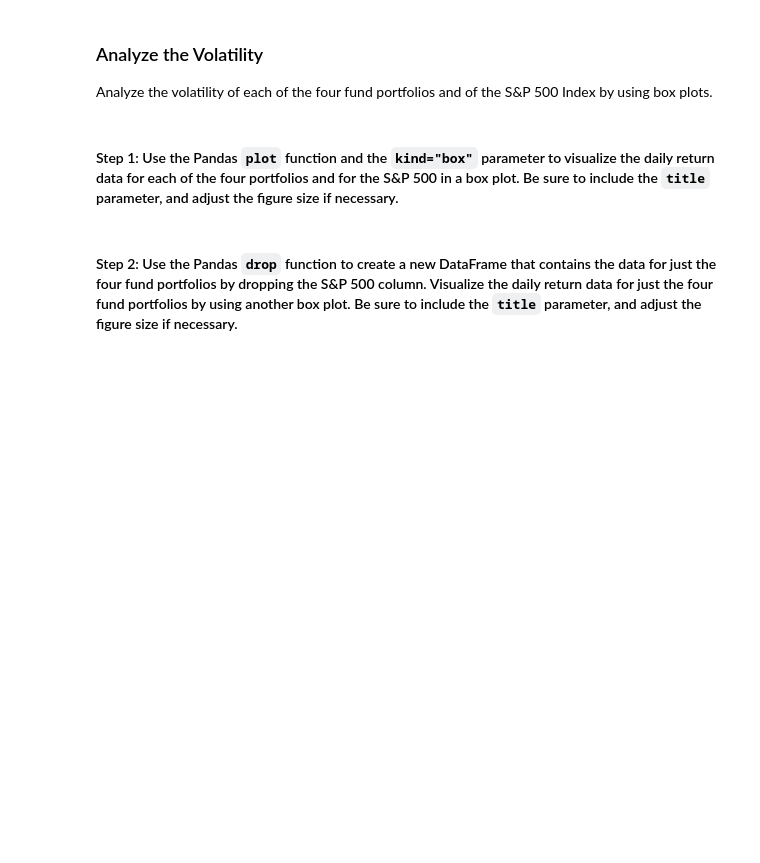
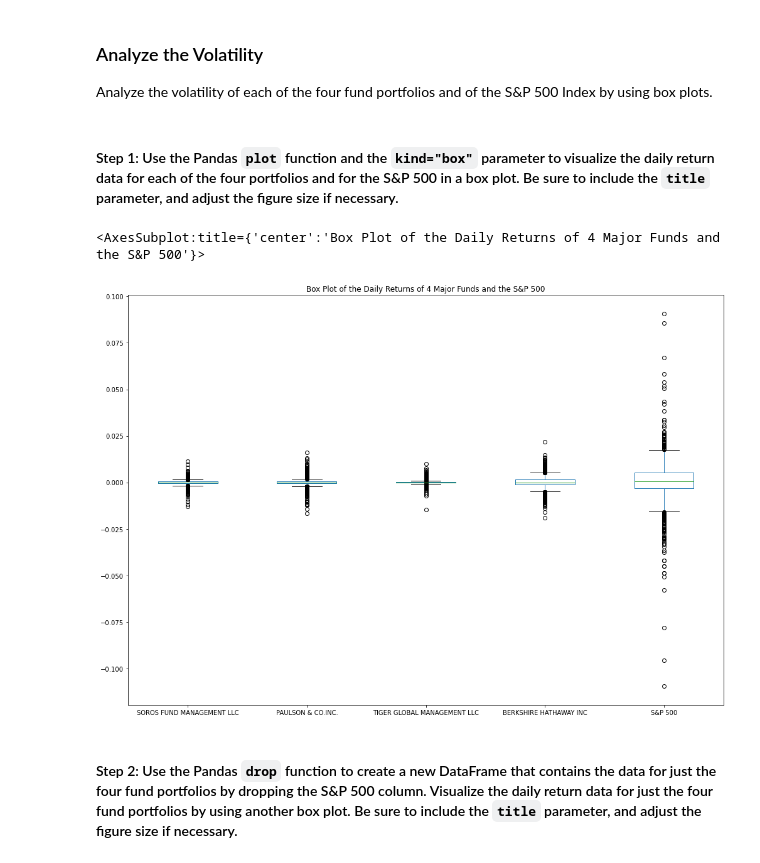
Before and after one commit to briggslalor/Challenge_4, a Jupyter notebook: risk_return_analysis.ipynb, the cells around one changed output. Drawn from its saved outputs; the diff is of its cells as text; code cells hidden in the pictures; blank space fills up the shorter version.

```diff
--- a/risk_return_analysis.ipynb
+++ b/risk_return_analysis.ipynb
@@ -182,7 +198,10 @@ Analyze the volatility of each of the four fund portfolios and of the S&P 500 In
 # %%
 # Use the daily return data to create box plots to visualize the volatility of the 4 funds and the S&P 500
 # Include a title parameter and adjust the figure size
-# YOUR CODE HERE
+daily_returns_df.plot.box(figsize = (17,12), title = 'Box Plot of the Daily Returns of 4 Major Funds and the S&P 500')
+# %% [output]
+<AxesSubplot:title={'center':'Box Plot of the Daily Returns of 4 Major Funds and the S&P 500'}>
+[figure, added]
 # %% [markdown]
 #### Step 2: Use the Pandas `drop` function to create a new DataFrame that contains the data for just the four fund portfolios by dropping the S&P 500 column. Visualize the daily return data for just the four fund portfolios by using another box plot. Be sure to include the `title` parameter, and adjust the figure size if necessary.
 # %%
```
Also changed, not shown: parts of 5 cells of this notebook.
